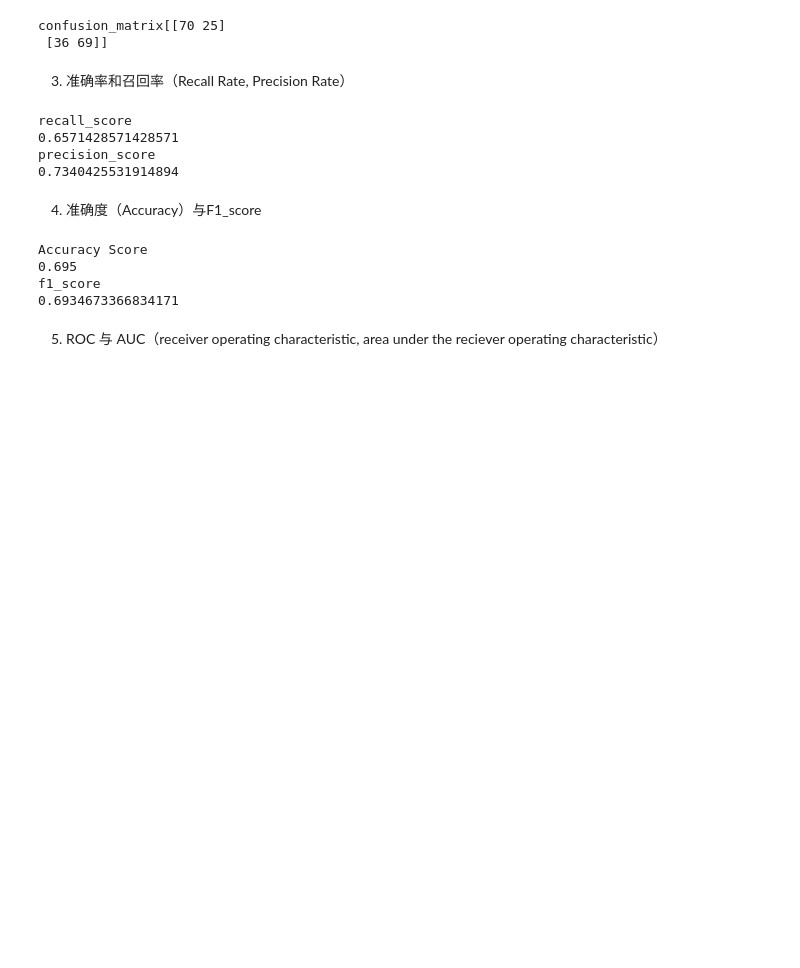
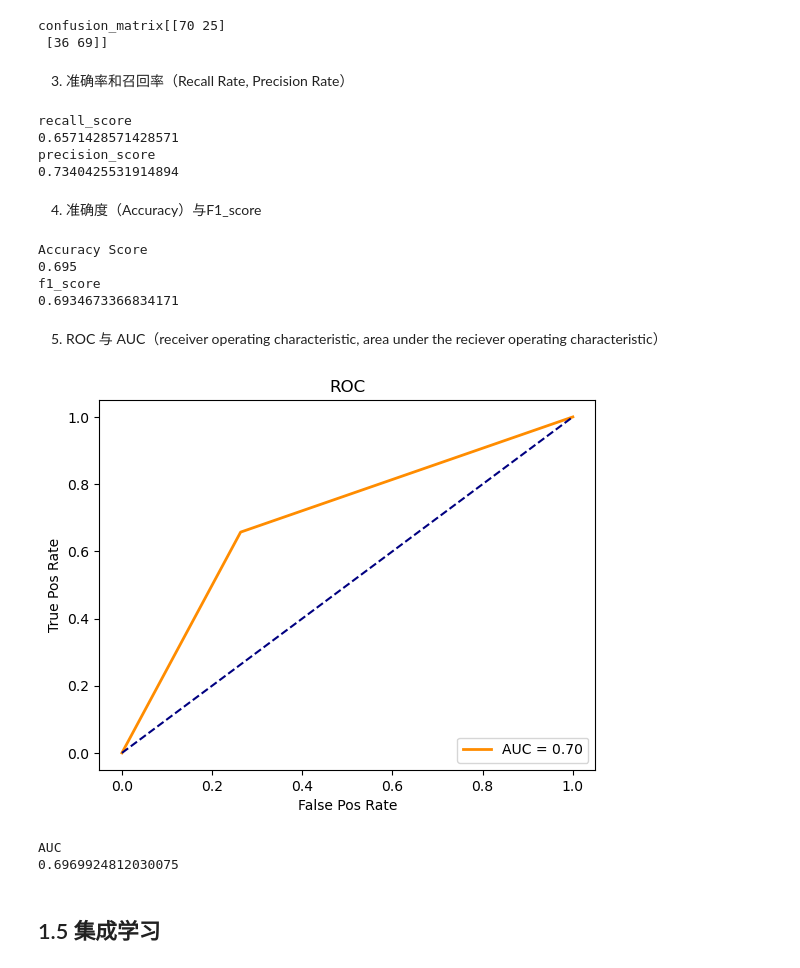
Before and after one commit to sx-cpu/AI-security, a Jupyter notebook: demo.ipynb, the cells around one changed output. Saved outputs shown, nothing was run; the diff lists cells and outputs as text; code cells hidden in the pictures; blank space fills up the shorter version.

```diff
--- a/demo.ipynb
+++ b/demo.ipynb
@@ -142,3 +143,15 @@ f1_score
 0.6934673366834171
 # %% [markdown]
 5. ROC 与 AUC（receiver operating characteristic, area under the reciever operating characteristic）
+# %%
+b
+# %% [output]
+[figure, added]
+# %%
+print('AUC')
+print(metrics.roc_auc_score(test_Y, pred_Y))
+# %% [output]
+AUC
+0.6969924812030075
+# %% [markdown]
+## 1.5 集成学习
```
Also changed, not shown: parts of 8 cells of this notebook, 1 other file.
